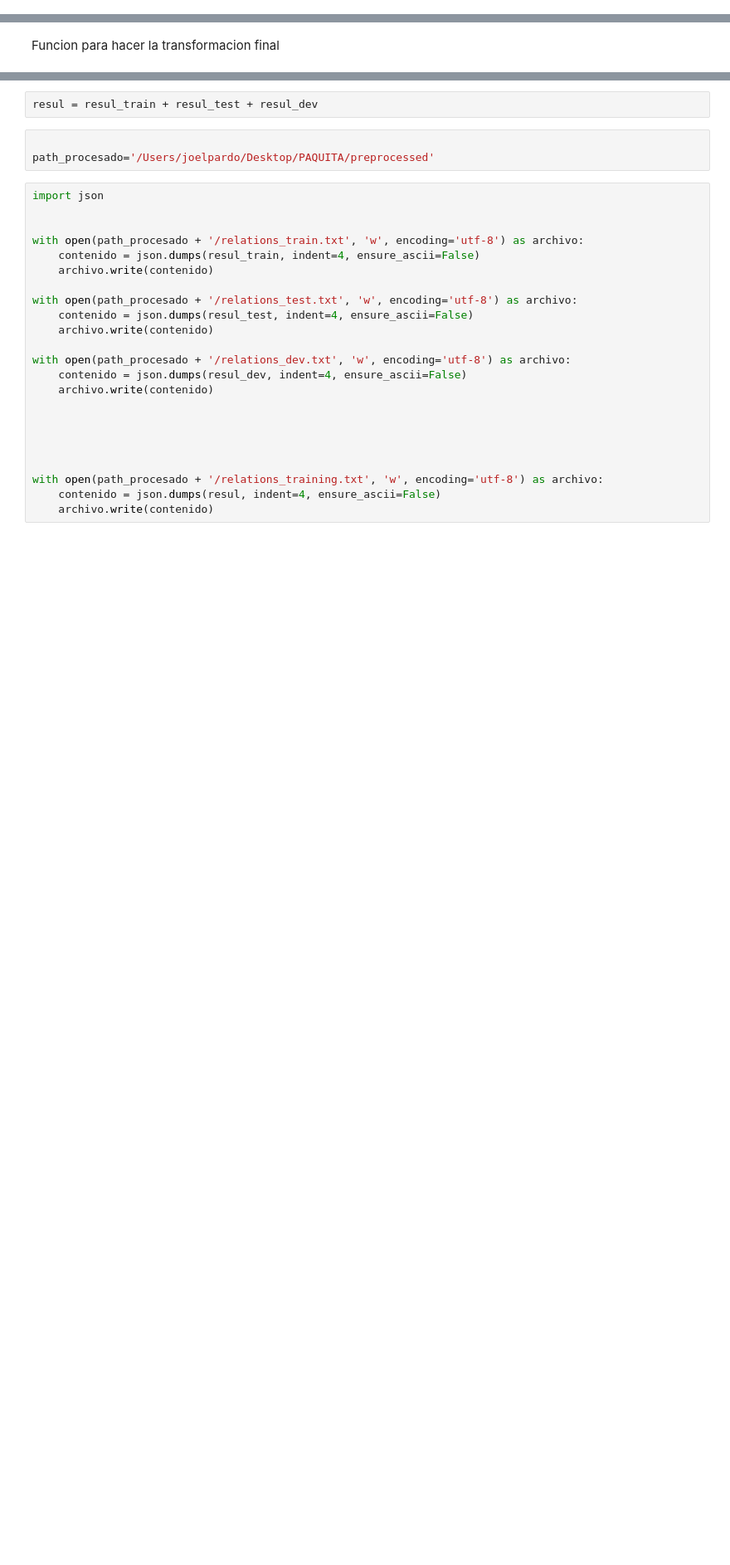
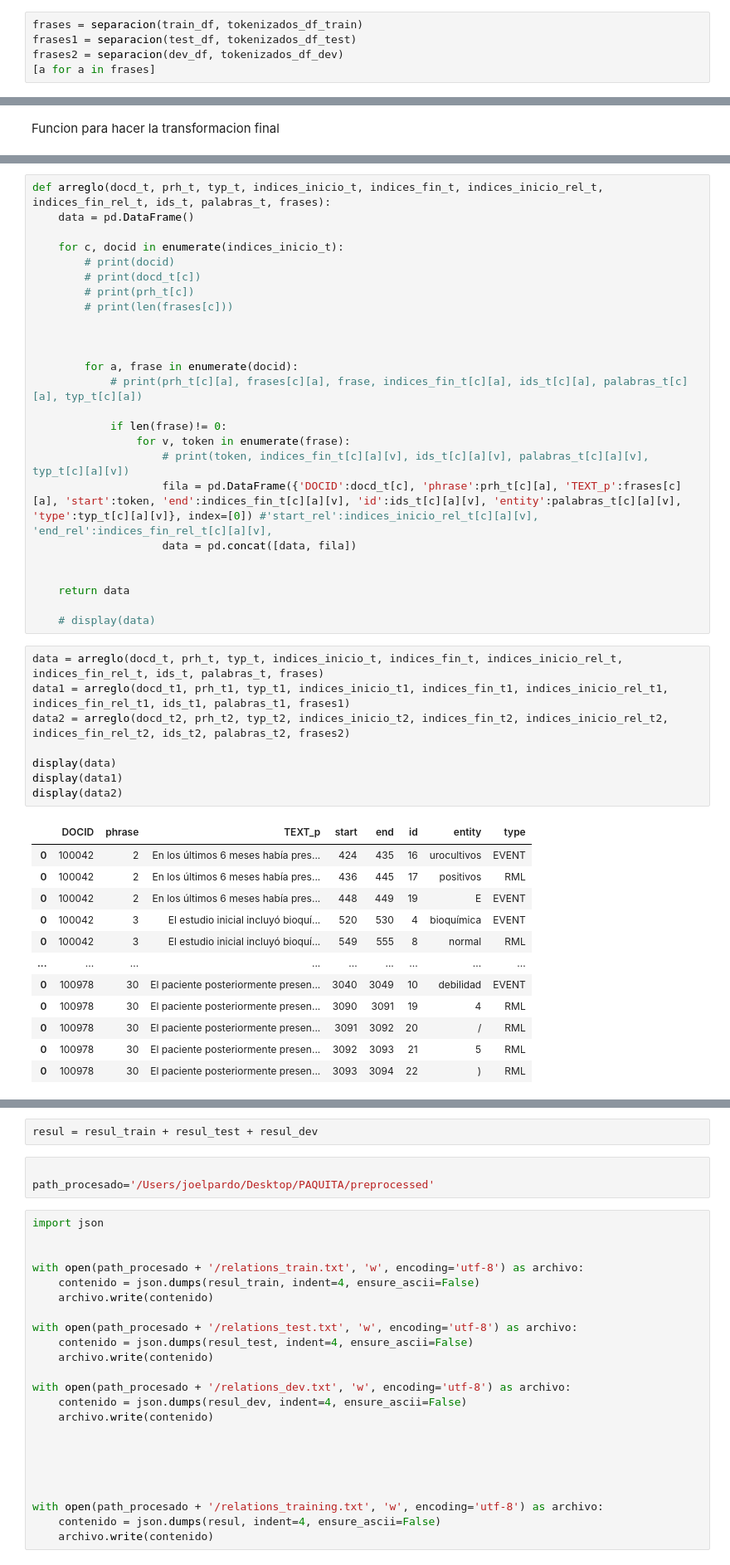
Before and after one commit to JPardo08/PAQUITA, a Jupyter notebook: preprocessing.ipynb, the cells around one changed output, grey strips where cells are left out. Shown at 83% size. Cells and saved outputs as stored; diff of their text form; blank space fills up the shorter version.

```diff
--- a/preprocessing.ipynb
+++ b/preprocessing.ipynb
@@ -1243,0 +1442,5 @@ See the caveats in the documentation: https://pandas.pydata.org/pandas-docs/stab
+# %%
+frases = separacion(train_df, tokenizados_df_train)
+frases1 = separacion(test_df, tokenizados_df_test)
+frases2 = separacion(dev_df, tokenizados_df_dev)
+[a for a in frases]
@@ -1407,0 +1535,46 @@ def transformacion(df, indices_inicio_t, indices_fin_t, ids_t):
+# %%
+def arreglo(docd_t, prh_t, typ_t, indices_inicio_t, indices_fin_t, indices_inicio_rel_t, indices_fin_rel_t, ids_t, palabras_t, frases):
+    data = pd.DataFrame()
+
+    for c, docid in enumerate(indices_inicio_t):
+        # print(docid)
+        # print(docd_t[c])
+        # print(prh_t[c])
+        # print(len(frases[c]))
+
+
+
+        for a, frase in enumerate(docid):
+            # print(prh_t[c][a], frases[c][a], frase, indices_fin_t[c][a], ids_t[c][a], palabras_t[c][a], typ_t[c][a])
+
+            if len(frase)!= 0:
+                for v, token in enumerate(frase):
+                    # print(token, indices_fin_t[c][a][v], ids_t[c][a][v], palabras_t[c][a][v], typ_t[c][a][v])
+                    fila = pd.DataFrame({'DOCID':docd_t[c], 'phrase':prh_t[c][a], 'TEXT_p':frases[c][a], 'start':token, 'end':indices_fin_t[c][a][v], 'id':ids_t[c][a][v], 'entity':palabras_t[c][a][v], 'type':typ_t[c][a][v]}, index=[0]) #'start_rel':indices_inicio_rel_t[c][a][v], 'end_rel':indices_fin_rel_t[c][a][v],
+                    data = pd.concat([data, fila])
+
+
+    return data
+
+    # display(data)
+# %%
+data = arreglo(docd_t, prh_t, typ_t, indices_inicio_t, indices_fin_t, indices_inicio_rel_t, indices_fin_rel_t, ids_t, palabras_t, frases)
+data1 = arreglo(docd_t1, prh_t1, typ_t1, indices_inicio_t1, indices_fin_t1, indices_inicio_rel_t1, indices_fin_rel_t1, ids_t1, palabras_t1, frases1)
+data2 = arreglo(docd_t2, prh_t2, typ_t2, indices_inicio_t2, indices_fin_t2, indices_inicio_rel_t2, indices_fin_rel_t2, ids_t2, palabras_t2, frases2)
+
+display(data)
+display(data1)
+display(data2)
+# %% [output]
+|  | DOCID | phrase | TEXT_p | start | end | id | entity | type |
+| 0 | 100042 | 2 | En los últimos 6 meses había pres... | 424 | 435 | 16 | urocultivos | EVENT |
+| 0 | 100042 | 2 | En los últimos 6 meses había pres... | 436 | 445 | 17 | positivos | RML |
+| 0 | 100042 | 2 | En los últimos 6 meses había pres... | 448 | 449 | 19 | E | EVENT |
+| 0 | 100042 | 3 | El estudio inicial incluyó bioquí... | 520 | 530 | 4 | bioquímica | EVENT |
+| 0 | 100042 | 3 | El estudio inicial incluyó bioquí... | 549 | 555 | 8 | normal | RML |
+| ... | ... | ... | ... | ... | ... | ... | ... | ... |
+| 0 | 100978 | 30 | El paciente posteriormente presen... | 3040 | 3049 | 10 | debilidad | EVENT |
+| 0 | 100978 | 30 | El paciente posteriormente presen... | 3090 | 3091 | 19 | 4 | RML |
+| 0 | 100978 | 30 | El paciente posteriormente presen... | 3091 | 3092 | 20 | / | RML |
+| 0 | 100978 | 30 | El paciente posteriormente presen... | 3092 | 3093 | 21 | 5 | RML |
+| 0 | 100978 | 30 | El paciente posteriormente presen... | 3093 | 3094 | 22 | ) | RML |
```
Also changed, not shown: parts of 21 cells of this notebook, 14 other files.
